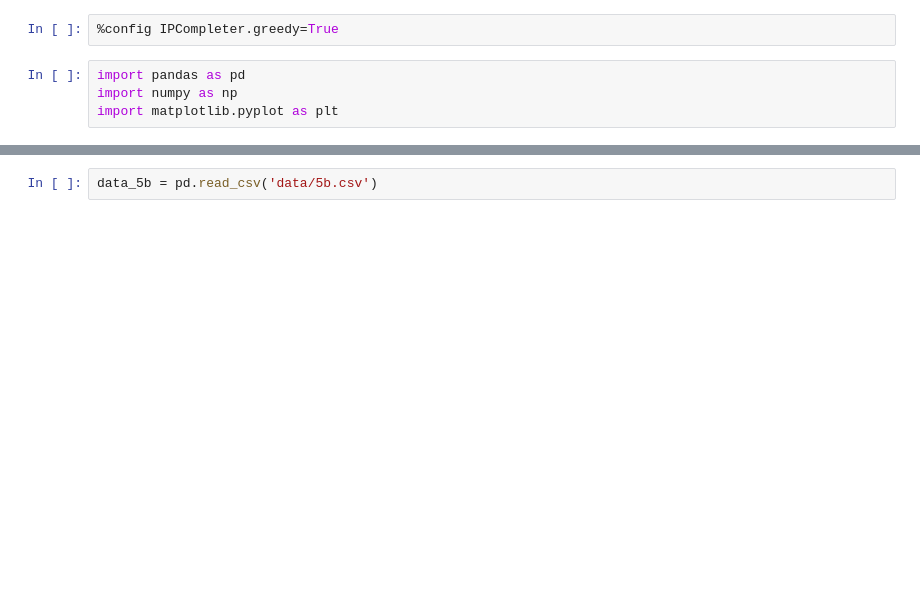
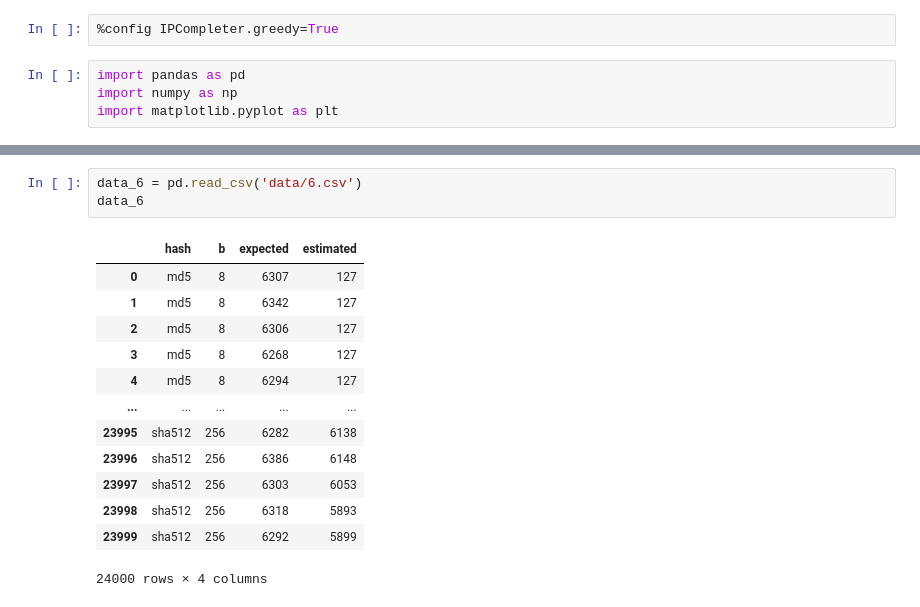
Before and after one commit to JakubGogola-IDENTT/analysis_of_algorithms, a Jupyter notebook: lab2/lab3.ipynb, the cells around one changed output, grey strips where cells are left out. Cells and saved outputs as stored; diff of their text form; blank space fills up the shorter version.

```diff
--- a/lab2/lab3.ipynb
+++ b/lab2/lab3.ipynb
@@ -7,2 +34,17 @@ import matplotlib.pyplot as plt
 # %%
-data_5b = pd.read_csv('data/5b.csv')
+data_6 = pd.read_csv('data/6.csv')
+data_6
+# %% [output]
+|  | hash | b | expected | estimated |
+| 0 | md5 | 8 | 6307 | 127 |
+| 1 | md5 | 8 | 6342 | 127 |
+| 2 | md5 | 8 | 6306 | 127 |
+| 3 | md5 | 8 | 6268 | 127 |
+| 4 | md5 | 8 | 6294 | 127 |
+| ... | ... | ... | ... | ... |
+| 23995 | sha512 | 256 | 6282 | 6138 |
+| 23996 | sha512 | 256 | 6386 | 6148 |
+| 23997 | sha512 | 256 | 6303 | 6053 |
+| 23998 | sha512 | 256 | 6318 | 5893 |
+| 23999 | sha512 | 256 | 6292 | 5899 |
+24000 rows × 4 columns
```
Also changed, not shown: parts of 6 cells of this notebook, 2 other files.
